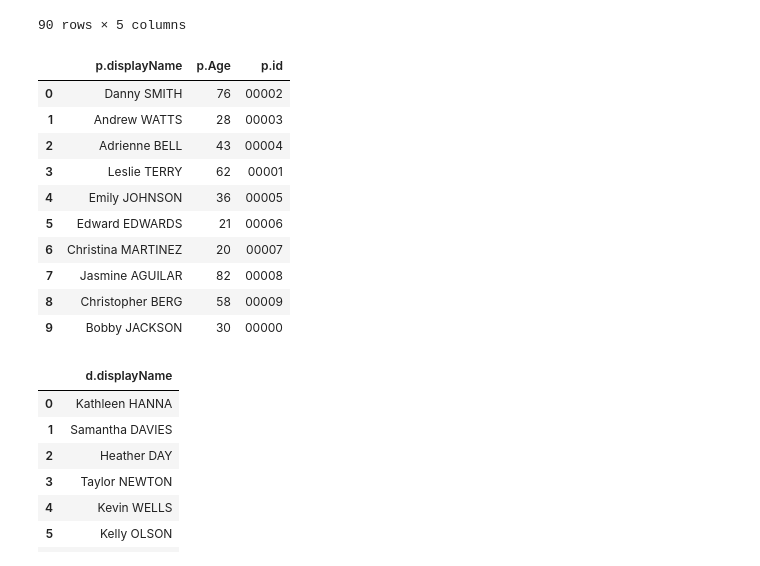
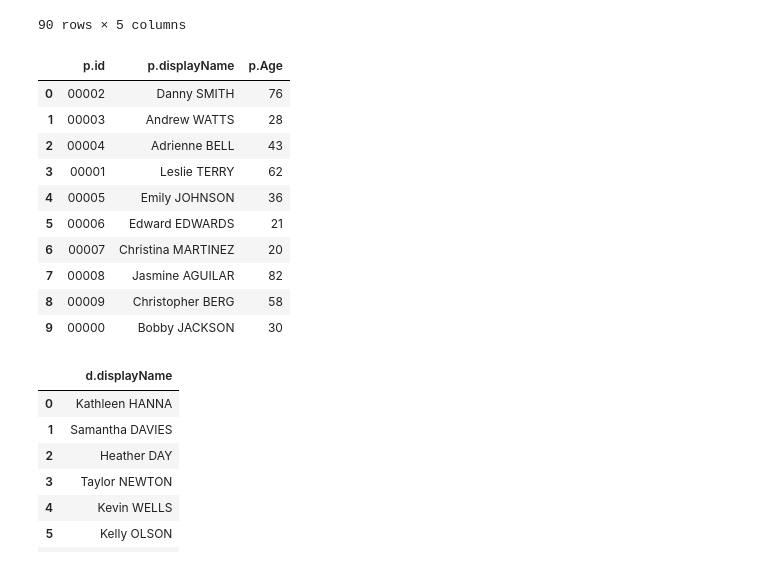
Before and after one commit to turing-db/turingdb-examples, a Jupyter notebook: examples/notebooks/public_version/healthcare_dataset.ipynb, the cells around one changed output. Saved outputs shown, nothing was run; the diff lists cells and outputs as text; code cells hidden in the pictures.

```diff
--- a/examples/notebooks/public_version/healthcare_dataset.ipynb
+++ b/examples/notebooks/public_version/healthcare_dataset.ipynb
@@ -805,22 +827,22 @@ client.query(command)
 # %%
 # Find all patients
 command = """
 MATCH (p:Patient)
-RETURN p.displayName, p.Age, p.id
+RETURN p.id, p.displayName, p.Age
 """
 client.query(command)
 # %% [output]
-|  | p.displayName | p.Age | p.id |
-| 0 | Danny SMITH | 76 | 00002 |
-| 1 | Andrew WATTS | 28 | 00003 |
-| 2 | Adrienne BELL | 43 | 00004 |
-| 3 | Leslie TERRY | 62 | 00001 |
-| 4 | Emily JOHNSON | 36 | 00005 |
-| 5 | Edward EDWARDS | 21 | 00006 |
-| 6 | Christina MARTINEZ | 20 | 00007 |
-| 7 | Jasmine AGUILAR | 82 | 00008 |
-| 8 | Christopher BERG | 58 | 00009 |
-| 9 | Bobby JACKSON | 30 | 00000 |
+|  | p.id | p.displayName | p.Age |
+| 0 | 00002 | Danny SMITH | 76 |
+| 1 | 00003 | Andrew WATTS | 28 |
+| 2 | 00004 | Adrienne BELL | 43 |
+| 3 | 00001 | Leslie TERRY | 62 |
+| 4 | 00005 | Emily JOHNSON | 36 |
+| 5 | 00006 | Edward EDWARDS | 21 |
+| 6 | 00007 | Christina MARTINEZ | 20 |
+| 7 | 00008 | Jasmine AGUILAR | 82 |
+| 8 | 00009 | Christopher BERG | 58 |
+| 9 | 00000 | Bobby JACKSON | 30 |
 # %%
 # Find all doctors:
 command = """
```
Also changed, not shown: parts of 25 cells of this notebook.
